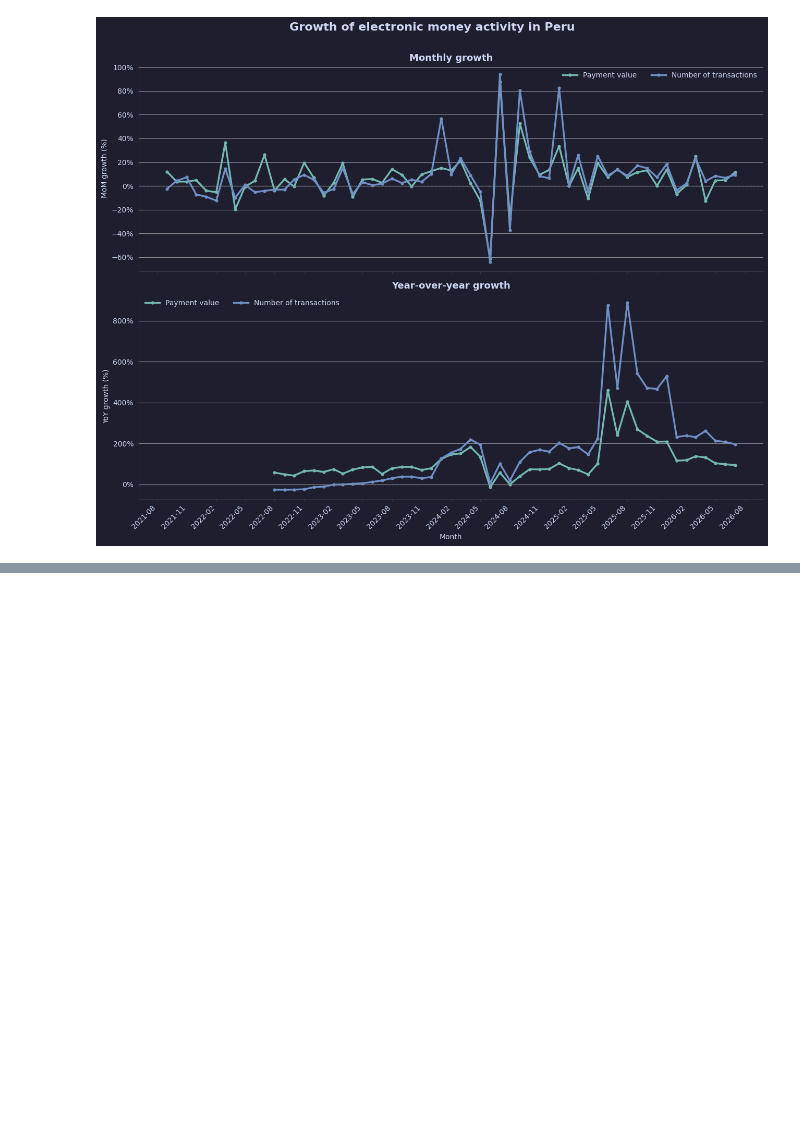
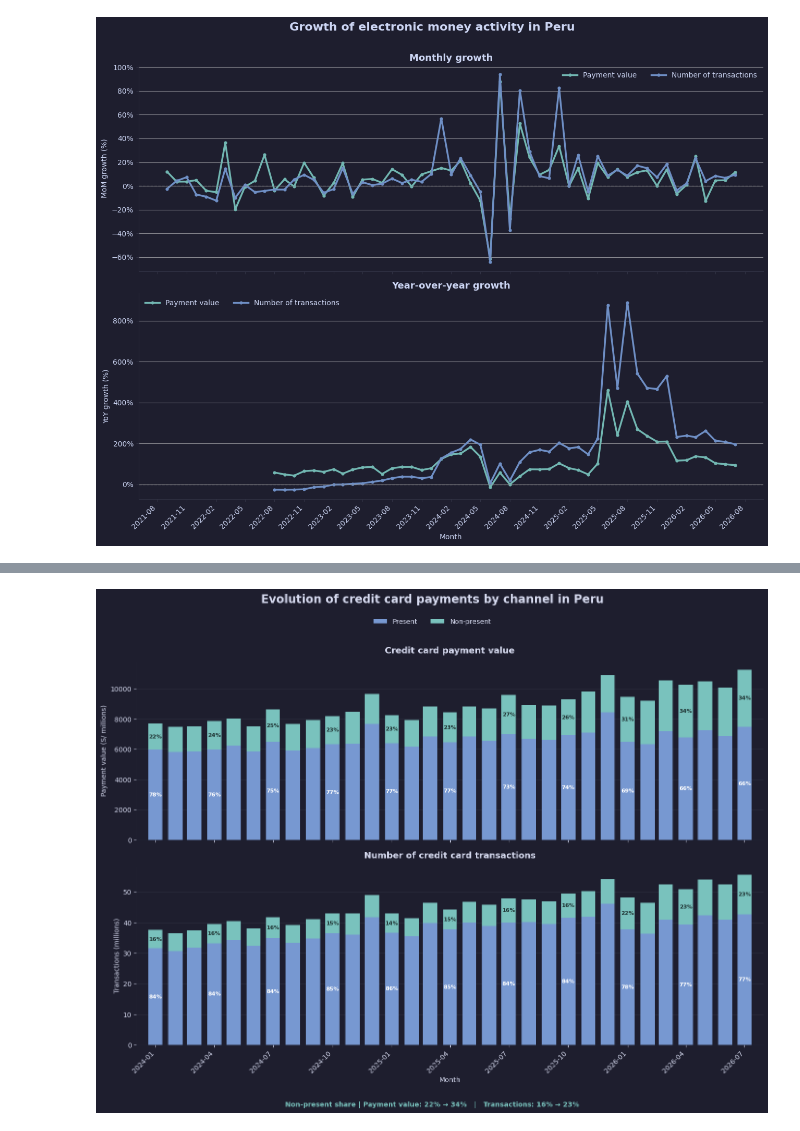
Before and after one commit to FerCorcuera/BCRP-ANALYTICS, a Jupyter notebook: payment-system/notebooks/electronic_money_acquirer_market.ipynb, the cells around one changed output, grey strips where cells are left out. Drawn from its saved outputs; the diff is of its cells as text; code cells hidden in the pictures; blank space fills up the shorter version.

Commit message:
feat: new eda features on inflation, payment alt methods and their replationship with the acquirer market

```diff
--- a/payment-system/notebooks/electronic_money_acquirer_market.ipynb
+++ b/payment-system/notebooks/electronic_money_acquirer_market.ipynb
@@ -58,7 +58,7 @@ electronic_money = {
     "PN42180EM": "mto_dinero_electronico",
 }
 # %%
-card_payment_data = build_bcrp_dataset(card_payment_system_market)
+card_payment_data = build_bcrp_dataset(prepaid_cards_fees)
 electronic_data = build_bcrp_dataset(electronic_money)
 # %%
 electronic_data.tail()
@@ -707,0 +1323,8 @@ plt.show()
+# %%
+plot_card_channel_mix(
+    card_payment_data,
+    card_type="credito",
+    card_label="Credit",
+)
+# %% [output]
+[figure, added]
```
Also changed, not shown: parts of 12 cells of this notebook, 1 other file.
